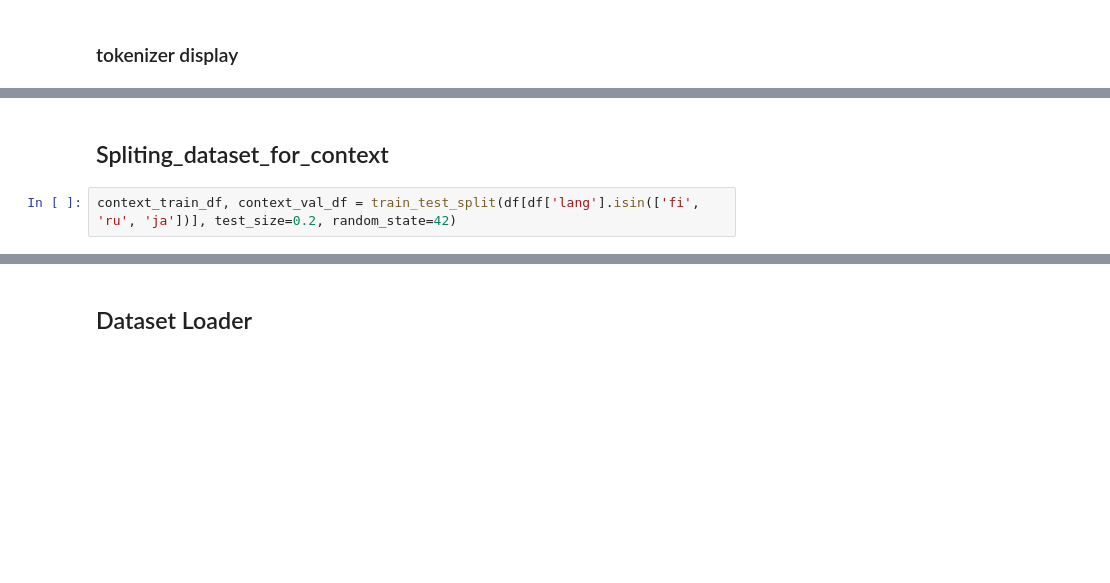
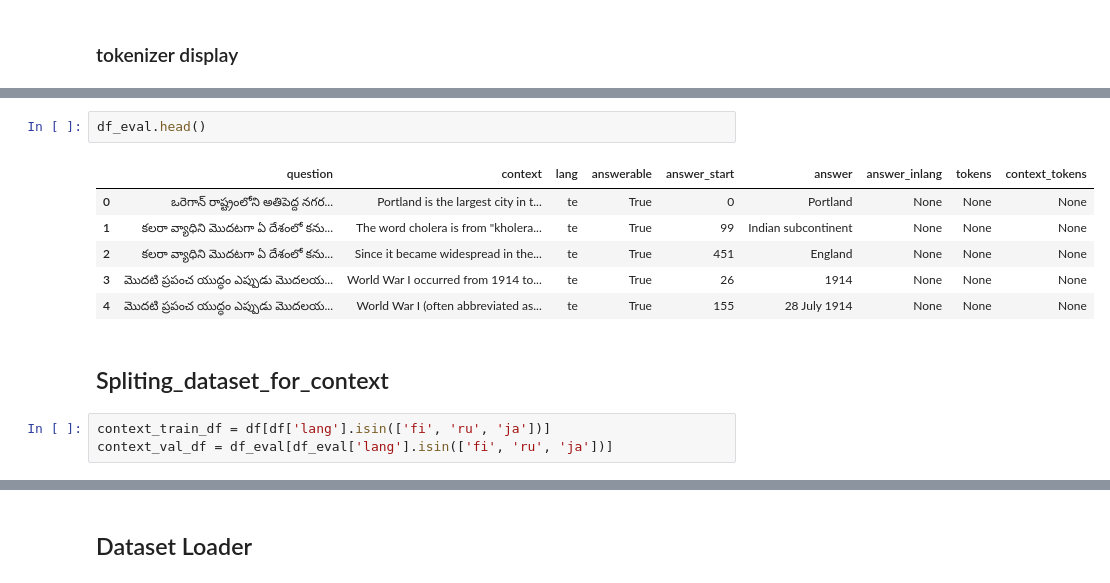
Before and after one commit to kazisohrabuddintitu/NLP_Week_Projects, a Jupyter notebook: Kazi_NLP_2.ipynb, the cells around one changed output, grey strips where cells are left out. Saved outputs shown, nothing was run; the diff lists cells and outputs as text; blank space fills up the shorter version.

```diff
--- a/Kazi_NLP_2.ipynb
+++ b/Kazi_NLP_2.ipynb
@@ -415,7 +376,17 @@ df.head(3000)
+# %%
+df_eval.head()
+# %% [output]
+|  | question | context | lang | answerable | answer_start | answer | answer_inlang | tokens | context_tokens |
+| 0 | ఒరెగాన్ రాష్ట్రంలోని అతిపెద్ద నగర... | Portland is the largest city in t... | te | True | 0 | Portland | None | None | None |
+| 1 | కలరా వ్యాధిని మొదటగా ఏ దేశంలో కను... | The word cholera is from "kholera... | te | True | 99 | Indian subcontinent | None | None | None |
+| 2 | కలరా వ్యాధిని మొదటగా ఏ దేశంలో కను... | Since it became widespread in the... | te | True | 451 | England | None | None | None |
+| 3 | మొదటి ప్రపంచ యుద్ధం ఎప్పుడు మొదలయ... | World War I occurred from 1914 to... | te | True | 26 | 1914 | None | None | None |
+| 4 | మొదటి ప్రపంచ యుద్ధం ఎప్పుడు మొదలయ... | World War I (often abbreviated as... | te | True | 155 | 28 July 1914 | None | None | None |
 # %% [markdown]
 ## Spliting_dataset_for_context
 # %%
-context_train_df, context_val_df = train_test_split(df[df['lang'].isin(['fi', 'ru', 'ja'])], test_size=0.2, random_state=42)
+context_train_df = df[df['lang'].isin(['fi', 'ru', 'ja'])]
+context_val_df = df_eval[df_eval['lang'].isin(['fi', 'ru', 'ja'])]
 # %%
 context_train_df.head()
 # %% [output]
```
Also changed, not shown: parts of 33 cells of this notebook, 4 other files.
